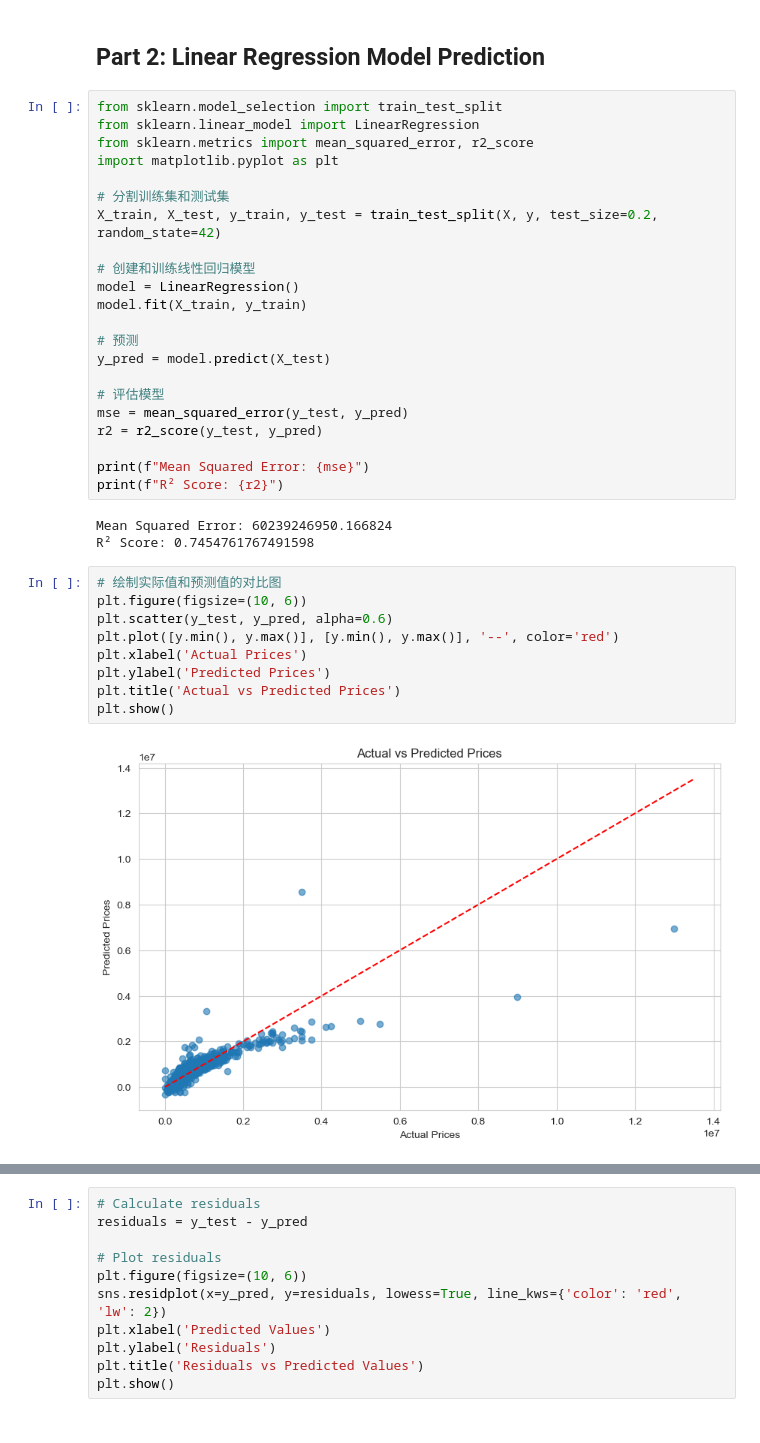
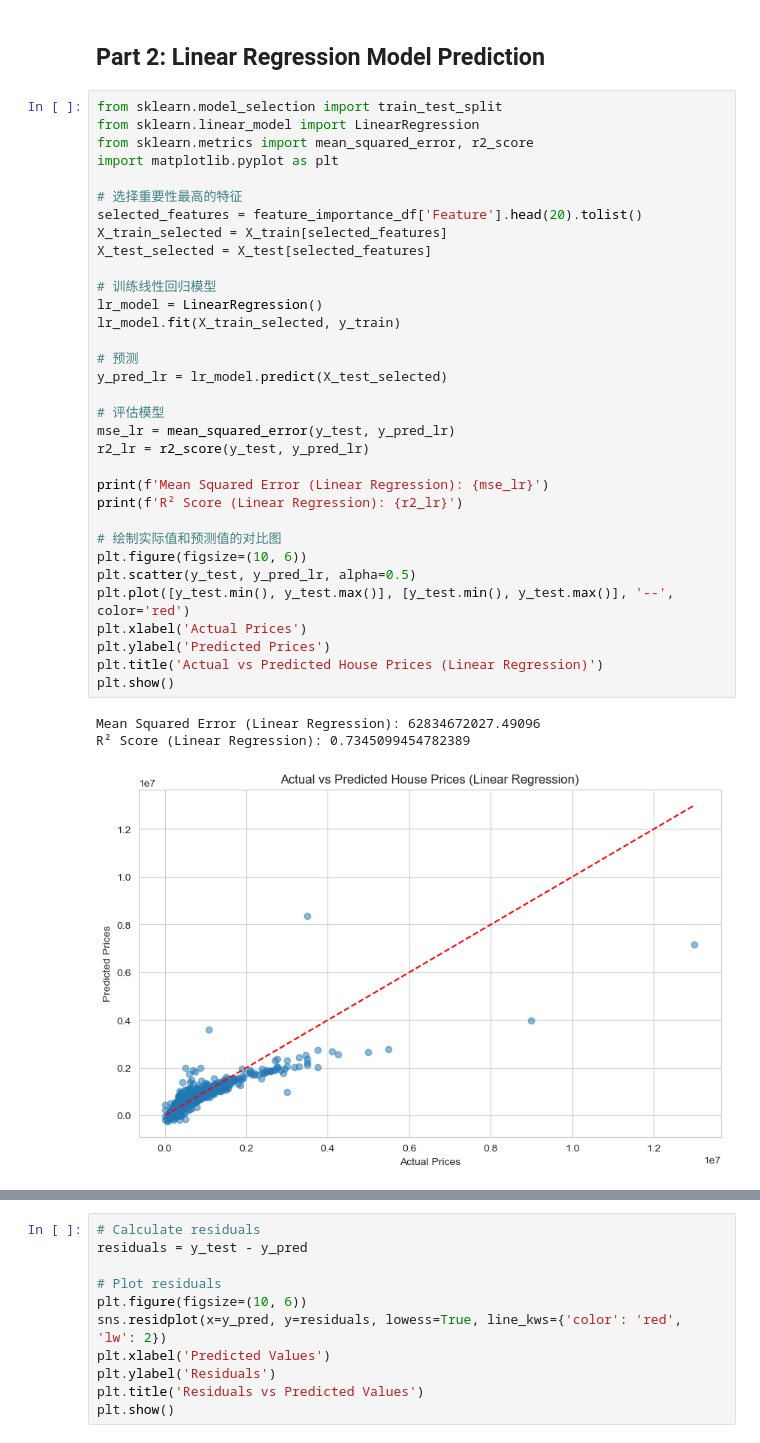
Before and after one commit to steve-yuan-8276/machine_learning, a Jupyter notebook: Austin _housing_Price/feather_engineering_prediction.ipynb, the cells around one changed output, grey strips where cells are left out. Saved outputs shown, nothing was run; the diff lists cells and outputs as text.

Commit message:
updates prediction
updates prediction

```diff
--- a/Austin _housing_Price/feather_engineering_prediction.ipynb
+++ b/Austin _housing_Price/feather_engineering_prediction.ipynb
@@ -221,36 +291,37 @@ plt.show()
 # %%
 from sklearn.model_selection import train_test_split
 from sklearn.linear_model import LinearRegression
 from sklearn.metrics import mean_squared_error, r2_score
 import matplotlib.pyplot as plt
 
-# 分割训练集和测试集
-X_train, X_test, y_train, y_test = train_test_split(X, y, test_size=0.2, random_state=42)
+# 选择重要性最高的特征
+selected_features = feature_importance_df['Feature'].head(20).tolist()
+X_train_selected = X_train[selected_features]
+X_test_selected = X_test[selected_features]
 
-# 创建和训练线性回归模型
-model = LinearRegression()
-model.fit(X_train, y_train)
+# 训练线性回归模型
+lr_model = LinearRegression()
+lr_model.fit(X_train_selected, y_train)
 
 # 预测
-y_pred = model.predict(X_test)
+y_pred_lr = lr_model.predict(X_test_selected)
 
 # 评估模型
-mse = mean_squared_error(y_test, y_pred)
-r2 = r2_score(y_test, y_pred)
+mse_lr = mean_squared_error(y_test, y_pred_lr)
+r2_lr = r2_score(y_test, y_pred_lr)
 
-print(f"Mean Squared Error: {mse}")
-print(f"R² Score: {r2}")
+print(f'Mean Squared Error (Linear Regression): {mse_lr}')
+print(f'R² Score (Linear Regression): {r2_lr}')
+
+# 绘制实际值和预测值的对比图
+plt.figure(figsize=(10, 6))
+plt.scatter(y_test, y_pred_lr, alpha=0.5)
+plt.plot([y_test.min(), y_test.max()], [y_test.min(), y_test.max()], '--', color='red')
+plt.xlabel('Actual Prices')
+plt.ylabel('Predicted Prices')
+plt.title('Actual vs Predicted House Prices (Linear Regression)')
+plt.show()
 # %% [output]
-Mean Squared Error: 60239246950.166824
-R² Score: 0.7454761767491598
+Mean Squared Error (Linear Regression): 62834672027.49096
+R² Score (Linear Regression): 0.7345099454782389
+[figure, added]
-# %%
-# 绘制实际值和预测值的对比图
-plt.figure(figsize=(10, 6))
-plt.scatter(y_test, y_pred, alpha=0.6)
-plt.plot([y.min(), y.max()], [y.min(), y.max()], '--', color='red')
-plt.xlabel('Actual Prices')
-plt.ylabel('Predicted Prices')
-plt.title('Actual vs Predicted Prices')
-plt.show()
-# %% [output]
-[figure, removed]
```
Also changed, not shown: parts of 13 cells of this notebook, 2 other files.
